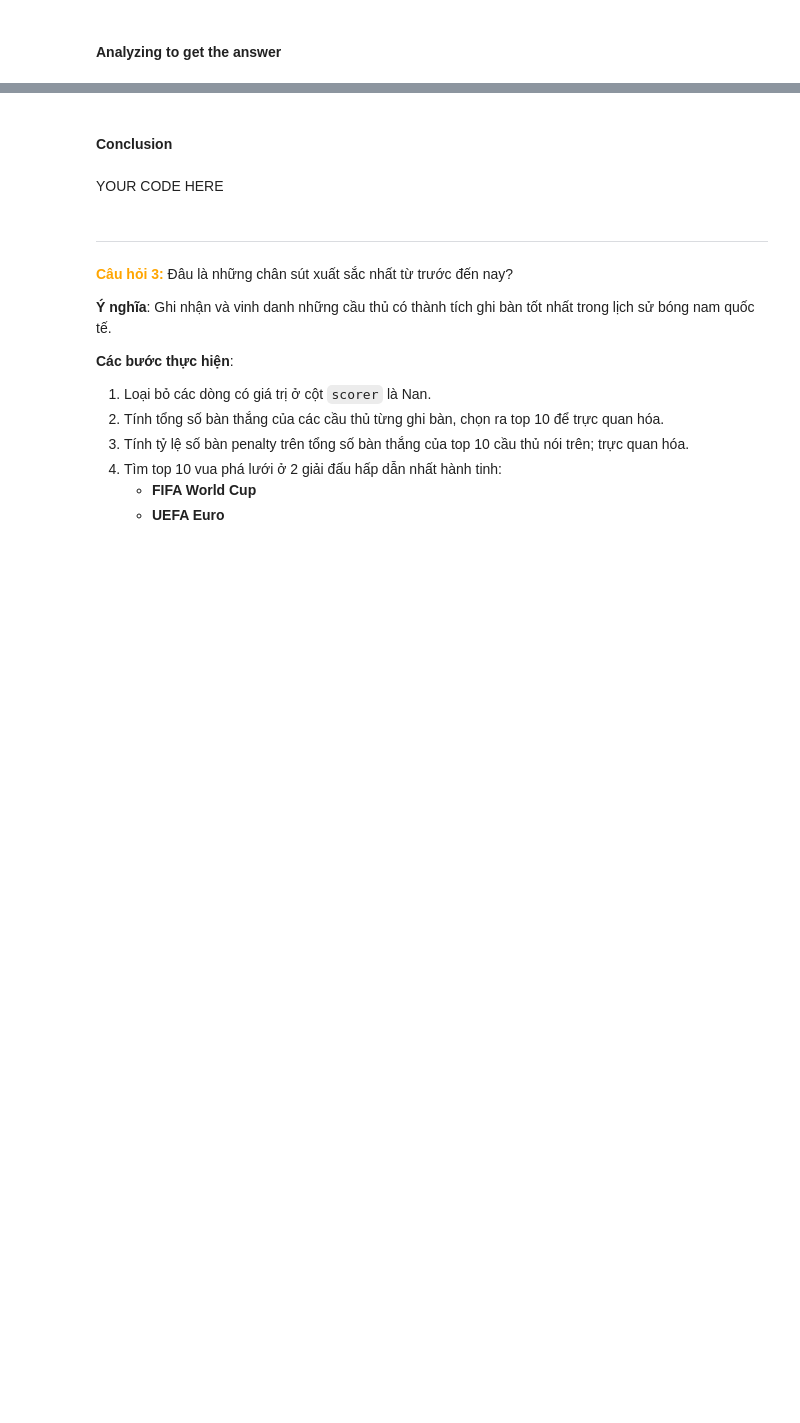
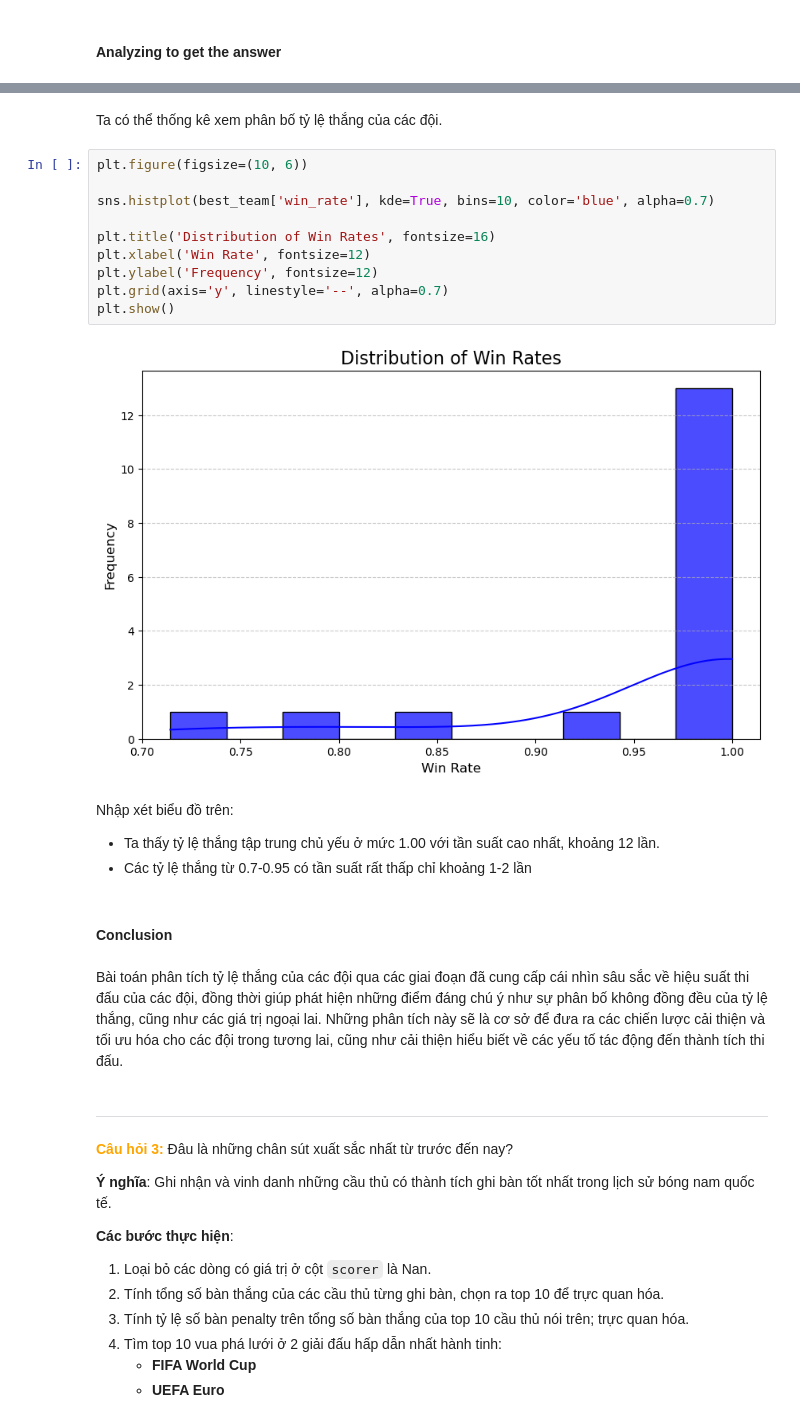
Before and after one commit to trgtanhh04/Programming4DS_Final, a Jupyter notebook: P4S.ipynb, the cells around one changed output, grey strips where cells are left out. Drawn from its saved outputs; the diff is of its cells as text; blank space fills up the shorter version.

```diff
--- a/P4S.ipynb
+++ b/P4S.ipynb
@@ -953,7 +1075,25 @@ Các tác nhân ảnh hưởng:
+# %% [markdown]
+Ta có thể thống kê xem phân bố tỷ lệ thắng của các đội.
+# %%
+plt.figure(figsize=(10, 6))
+
+sns.histplot(best_team['win_rate'], kde=True, bins=10, color='blue', alpha=0.7)
+
+plt.title('Distribution of Win Rates', fontsize=16)
+plt.xlabel('Win Rate', fontsize=12)
+plt.ylabel('Frequency', fontsize=12)
+plt.grid(axis='y', linestyle='--', alpha=0.7)
+plt.show()
+# %% [output]
+[figure, added]
+# %% [markdown]
+Nhập xét biểu đồ trên:
+- Ta thấy tỷ lệ thắng tập trung chủ yếu ở mức 1.00 với tần suất cao nhất, khoảng 12 lần.
+- Các tỷ lệ thắng từ 0.7-0.95 có tần suất rất thấp chỉ khoảng 1-2 lần
 # %% [markdown]
 #### Conclusion
-# %% [markdown]
-YOUR CODE HERE
+# %% [markdown]
+Bài toán phân tích tỷ lệ thắng của các đội qua các giai đoạn đã cung cấp cái nhìn sâu sắc về hiệu suất thi đấu của các đội, đồng thời giúp phát hiện những điểm đáng chú ý như sự phân bố không đồng đều của tỷ lệ thắng, cũng như các giá trị ngoại lai. Những phân tích này sẽ là cơ sở để đưa ra các chiến lược cải thiện và tối ưu hóa cho các đội trong tương lai, cũng như cải thiện hiểu biết về các yếu tố tác động đến thành tích thi đấu.
 # %% [markdown]
 ---
 # %% [markdown]
```
Also changed, not shown: parts of 51 cells of this notebook.
